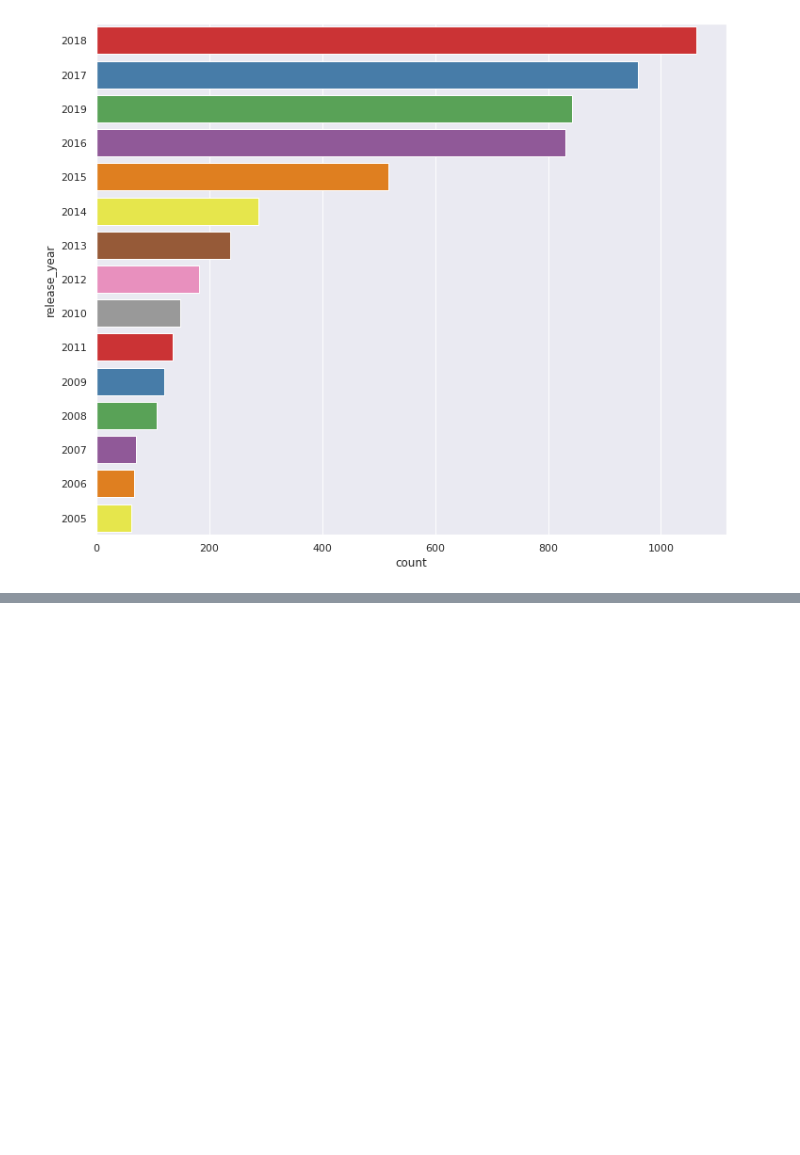
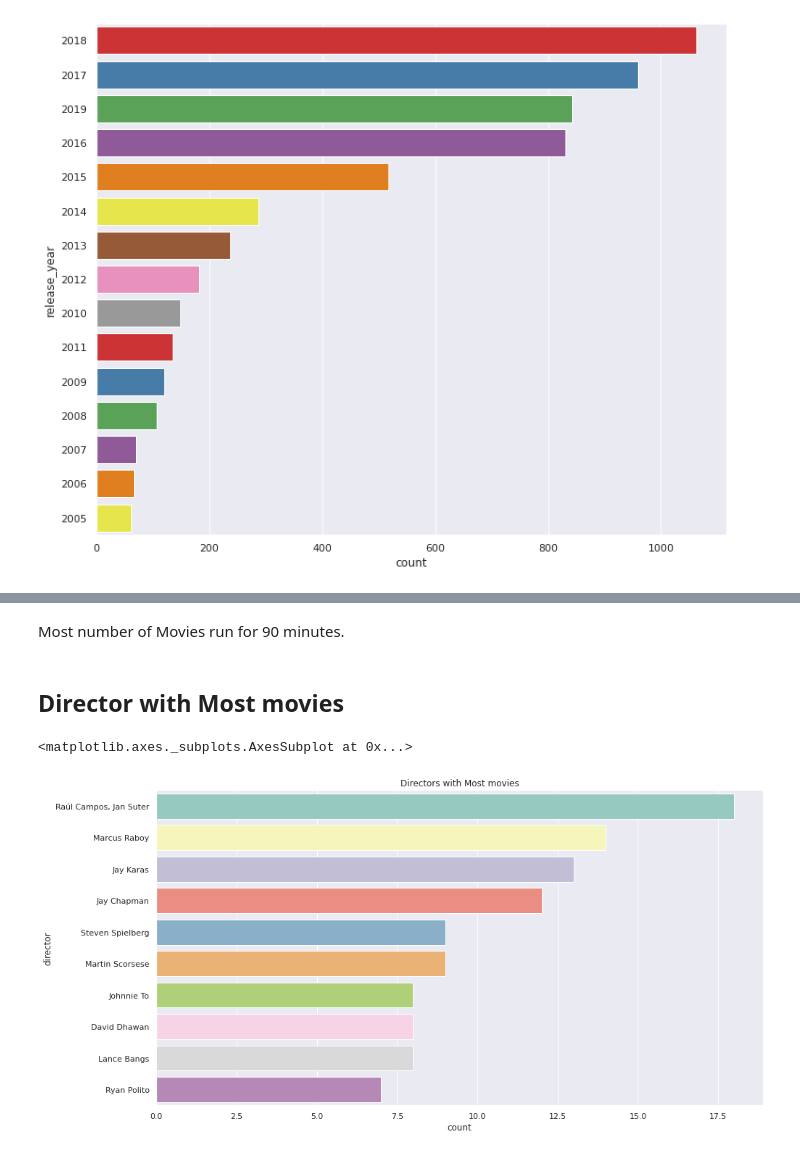
Before and after one commit to SahilChachra/Netflix-Data-Visualization, a Jupyter notebook: Netflix Data Visualization.ipynb, the cells around one changed output, grey strips where cells are left out. Saved outputs shown, nothing was run; the diff lists cells and outputs as text; code cells hidden in the pictures; blank space fills up the shorter version.

```diff
--- a/Netflix Data Visualization.ipynb
+++ b/Netflix Data Visualization.ipynb
@@ -96,0 +126,11 @@ ax = sns.countplot(y='release_year',data=data,order=data['release_year'].value_c
+# %% [markdown]
+Most number of Movies run for 90 minutes.
+# %% [markdown]
+## Director with Most movies
+# %%
+plt.figure(figsize=(15,8))
+plt.title('Directors with Most movies')
+sns.countplot(y='director',data=movie,order=movie['director'].value_counts().index[0:10],palette='Set3')
+# %% [output]
+<matplotlib.axes._subplots.AxesSubplot at 0x...>
+[figure, added]
```
Also changed, not shown: parts of 10 cells of this notebook.
